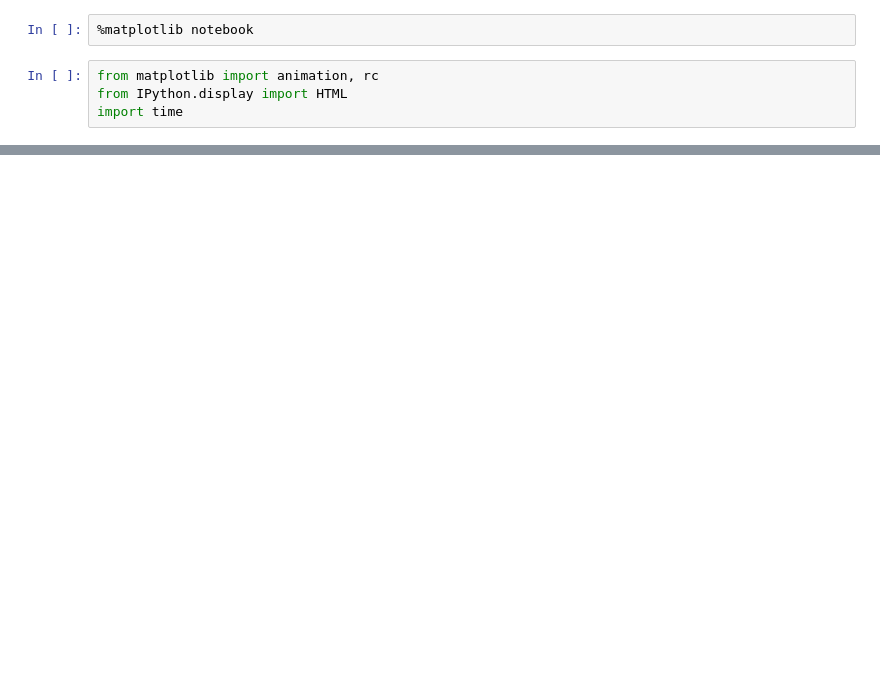
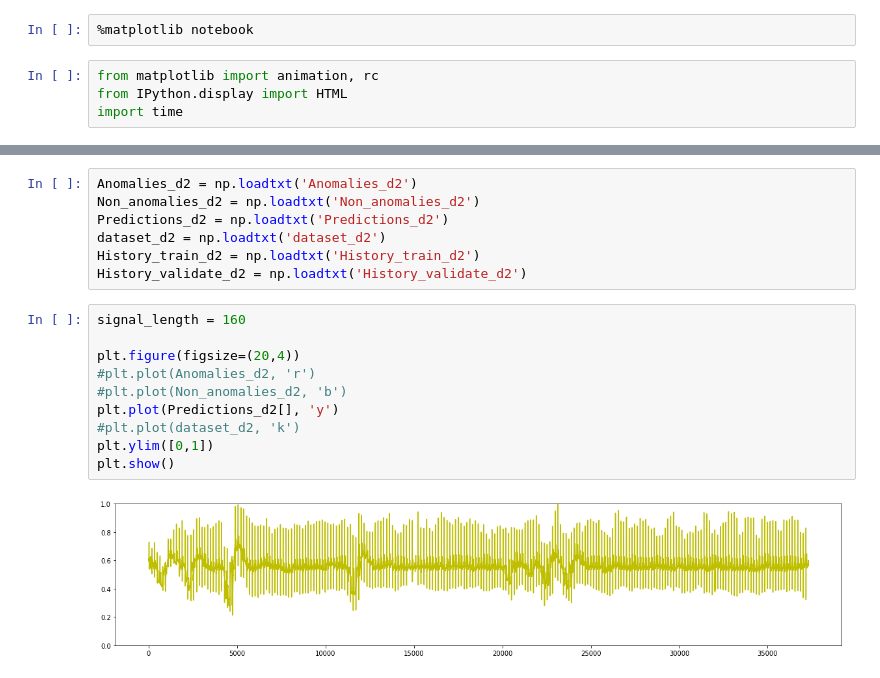
Before and after one commit to Craig5005/ALICE_deep_learning, a Jupyter notebook: ALICE_AE1_plots.ipynb, the cells around one changed output, grey strips where cells are left out. Saved outputs shown, nothing was run; the diff lists cells and outputs as text; blank space fills up the shorter version.

```diff
--- a/ALICE_AE1_plots.ipynb
+++ b/ALICE_AE1_plots.ipynb
@@ -68,3 +105,22 @@ for i in range(len(dataset)):
 # %% [output]
 [interactive output not drawn]
 [interactive output not drawn]
+# %%
+Anomalies_d2 = np.loadtxt('Anomalies_d2')
+Non_anomalies_d2 = np.loadtxt('Non_anomalies_d2')
+Predictions_d2 = np.loadtxt('Predictions_d2')
+dataset_d2 = np.loadtxt('dataset_d2')
+History_train_d2 = np.loadtxt('History_train_d2')
+History_validate_d2 = np.loadtxt('History_validate_d2')
+# %%
+signal_length = 160
+
+plt.figure(figsize=(20,4))
+#plt.plot(Anomalies_d2, 'r')
+#plt.plot(Non_anomalies_d2, 'b')
+plt.plot(Predictions_d2[], 'y')
+#plt.plot(dataset_d2, 'k')
+plt.ylim([0,1])
+plt.show()
+# %% [output]
+[figure, added]
```
Also changed, not shown: parts of 15 cells of this notebook, 1 other file.
